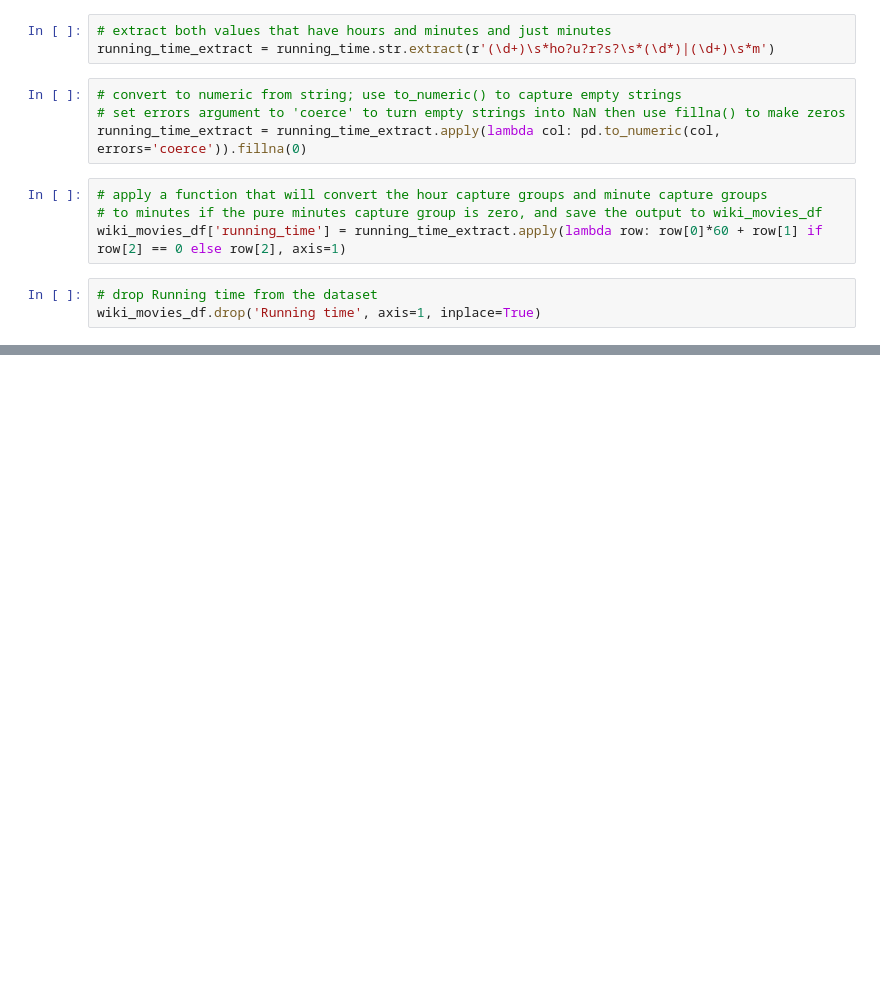
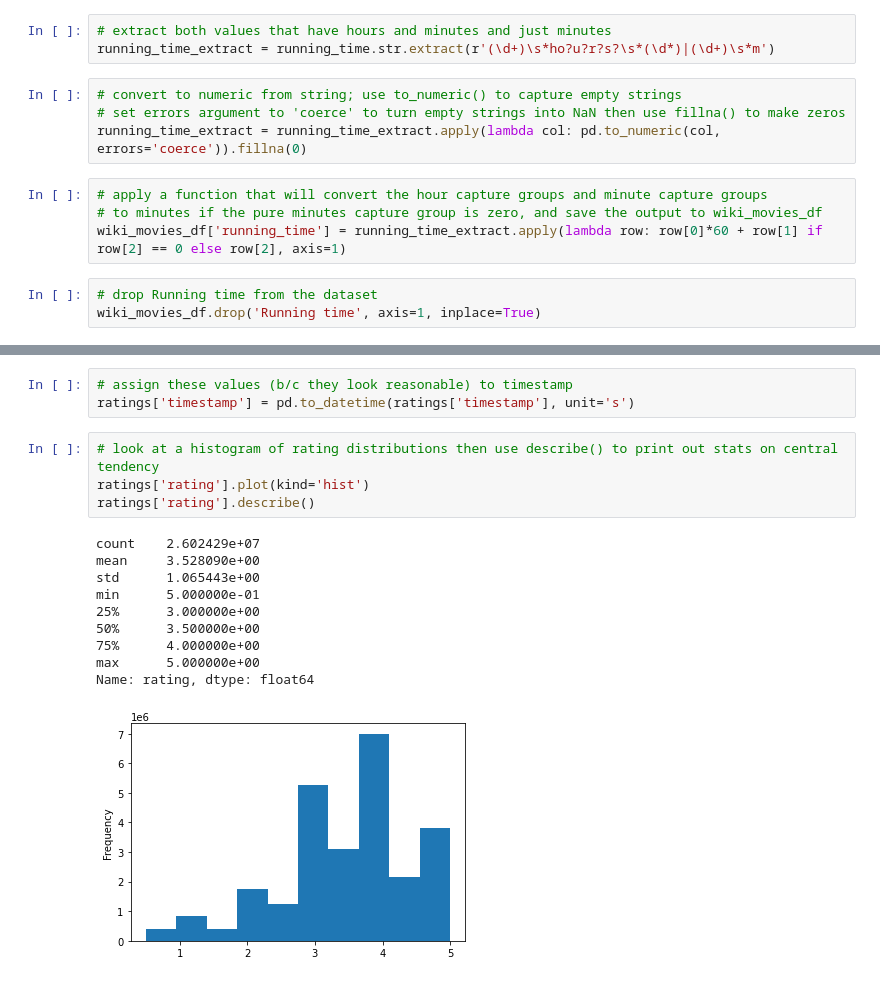
Before and after one commit to tarajarell/Movies_ETL, a Jupyter notebook: Movies_ETL_Module.ipynb, the cells around one changed output, grey strips where cells are left out. Drawn from its saved outputs; the diff is of its cells as text; blank space fills up the shorter version.

```diff
--- a/Movies_ETL_Module.ipynb
+++ b/Movies_ETL_Module.ipynb
@@ -598,0 +691,18 @@ wiki_movies_df.drop('Running time', axis=1, inplace=True)
+# %%
+# assign these values (b/c they look reasonable) to timestamp
+ratings['timestamp'] = pd.to_datetime(ratings['timestamp'], unit='s')
+# %%
+# look at a histogram of rating distributions then use describe() to print out stats on central tendency
+ratings['rating'].plot(kind='hist')
+ratings['rating'].describe()
+# %% [output]
+count    2.602429e+07
+mean     3.528090e+00
+std      1.065443e+00
+min      5.000000e-01
+25%      3.000000e+00
+50%      3.500000e+00
+75%      4.000000e+00
+max      5.000000e+00
+Name: rating, dtype: float64
+[figure, added]
```
Also changed, not shown: parts of 10 cells of this notebook.
